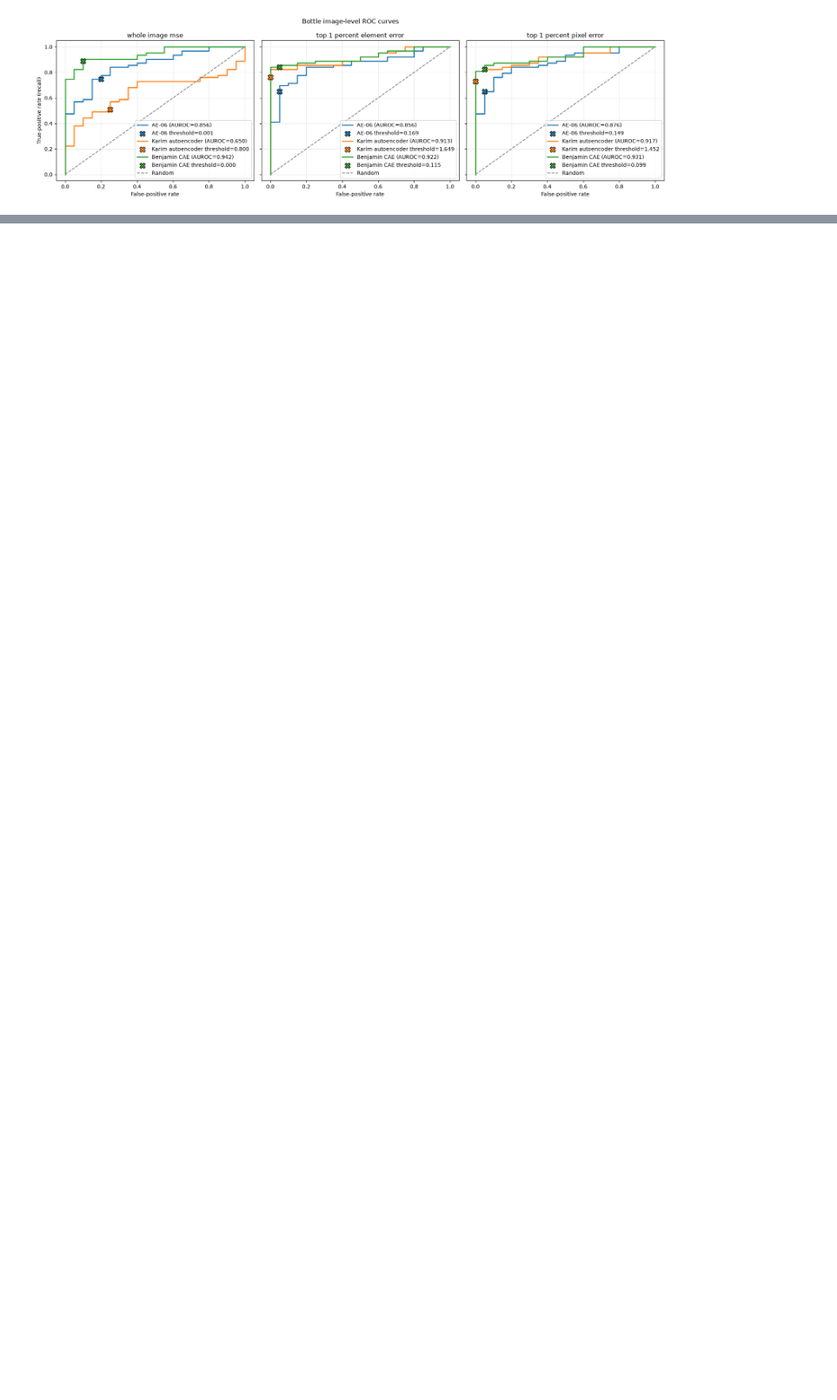
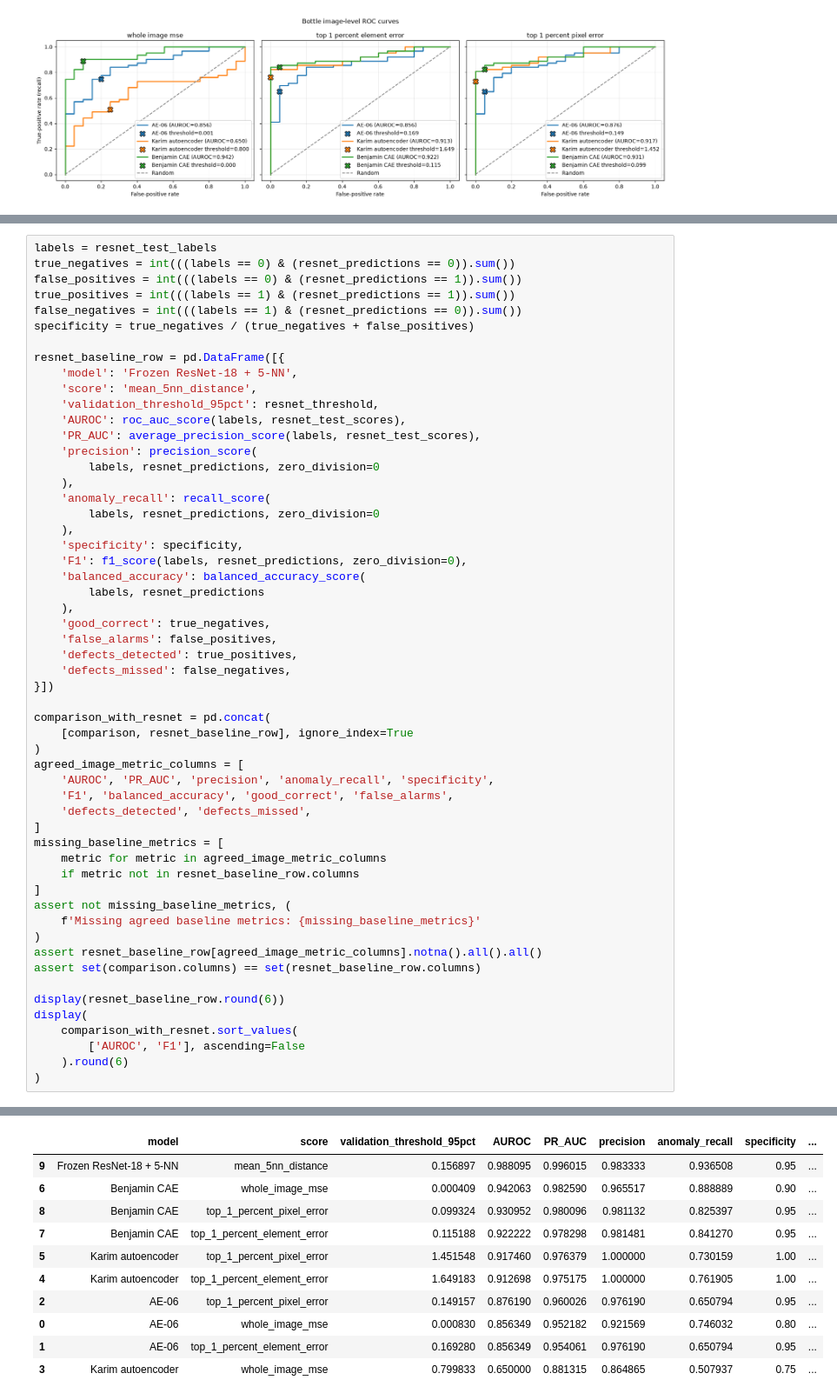
Before and after one commit to abulhawa/anomaly-detection, a Jupyter notebook: notebooks/05_team_autoencoder_comparison.ipynb, the cells around one changed output, grey strips where cells are left out. Shown at 87% size. Cells and saved outputs as stored; diff of their text form; blank space fills up the shorter version.

Commit message:
Add ResNet baseline to team comparison

```diff
--- a/notebooks/05_team_autoencoder_comparison.ipynb
+++ b/notebooks/05_team_autoencoder_comparison.ipynb
@@ -1008,0 +1085,56 @@ Finally, the Bottle test set contains only 83 images, including just 20 normal i
+# %%
+labels = resnet_test_labels
+true_negatives = int(((labels == 0) & (resnet_predictions == 0)).sum())
+false_positives = int(((labels == 0) & (resnet_predictions == 1)).sum())
+true_positives = int(((labels == 1) & (resnet_predictions == 1)).sum())
+false_negatives = int(((labels == 1) & (resnet_predictions == 0)).sum())
+specificity = true_negatives / (true_negatives + false_positives)
+
+resnet_baseline_row = pd.DataFrame([{
+    'model': 'Frozen ResNet-18 + 5-NN',
+    'score': 'mean_5nn_distance',
+    'validation_threshold_95pct': resnet_threshold,
+    'AUROC': roc_auc_score(labels, resnet_test_scores),
+    'PR_AUC': average_precision_score(labels, resnet_test_scores),
+    'precision': precision_score(
+        labels, resnet_predictions, zero_division=0
+    ),
+    'anomaly_recall': recall_score(
+        labels, resnet_predictions, zero_division=0
+    ),
+    'specificity': specificity,
+    'F1': f1_score(labels, resnet_predictions, zero_division=0),
+    'balanced_accuracy': balanced_accuracy_score(
+        labels, resnet_predictions
+    ),
+    'good_correct': true_negatives,
+    'false_alarms': false_positives,
+    'defects_detected': true_positives,
+    'defects_missed': false_negatives,
+}])
+
+comparison_with_resnet = pd.concat(
+    [comparison, resnet_baseline_row], ignore_index=True
+)
+agreed_image_metric_columns = [
+    'AUROC', 'PR_AUC', 'precision', 'anomaly_recall', 'specificity',
+    'F1', 'balanced_accuracy', 'good_correct', 'false_alarms',
+    'defects_detected', 'defects_missed',
+]
+missing_baseline_metrics = [
+    metric for metric in agreed_image_metric_columns
+    if metric not in resnet_baseline_row.columns
+]
+assert not missing_baseline_metrics, (
+    f'Missing agreed baseline metrics: {missing_baseline_metrics}'
+)
+assert resnet_baseline_row[agreed_image_metric_columns].notna().all().all()
+assert set(comparison.columns) == set(resnet_baseline_row.columns)
+
+display(resnet_baseline_row.round(6))
+display(
+    comparison_with_resnet.sort_values(
+        ['AUROC', 'F1'], ascending=False
+    ).round(6)
+)
+# %% [output]
@@ -1008,0 +1143,11 @@ Finally, the Bottle test set contains only 83 images, including just 20 normal i
+|  | model | score | validation_threshold_95pct | AUROC | PR_AUC | precision | anomaly_recall | specificity | ... |
+| 9 | Frozen ResNet-18 + 5-NN | mean_5nn_distance | 0.156897 | 0.988095 | 0.996015 | 0.983333 | 0.936508 | 0.95 | ... |
+| 6 | Benjamin CAE | whole_image_mse | 0.000409 | 0.942063 | 0.982590 | 0.965517 | 0.888889 | 0.90 | ... |
+| 8 | Benjamin CAE | top_1_percent_pixel_error | 0.099324 | 0.930952 | 0.980096 | 0.981132 | 0.825397 | 0.95 | ... |
+| 7 | Benjamin CAE | top_1_percent_element_error | 0.115188 | 0.922222 | 0.978298 | 0.981481 | 0.841270 | 0.95 | ... |
+| 5 | Karim autoencoder | top_1_percent_pixel_error | 1.451548 | 0.917460 | 0.976379 | 1.000000 | 0.730159 | 1.00 | ... |
+| 4 | Karim autoencoder | top_1_percent_element_error | 1.649183 | 0.912698 | 0.975175 | 1.000000 | 0.761905 | 1.00 | ... |
+| 2 | AE-06 | top_1_percent_pixel_error | 0.149157 | 0.876190 | 0.960026 | 0.976190 | 0.650794 | 0.95 | ... |
+| 0 | AE-06 | whole_image_mse | 0.000830 | 0.856349 | 0.952182 | 0.921569 | 0.746032 | 0.80 | ... |
+| 1 | AE-06 | top_1_percent_element_error | 0.169280 | 0.856349 | 0.954061 | 0.976190 | 0.650794 | 0.95 | ... |
+| 3 | Karim autoencoder | whole_image_mse | 0.799833 | 0.650000 | 0.881315 | 0.864865 | 0.507937 | 0.75 | ... |
```
Also changed, not shown: parts of 17 cells of this notebook.
